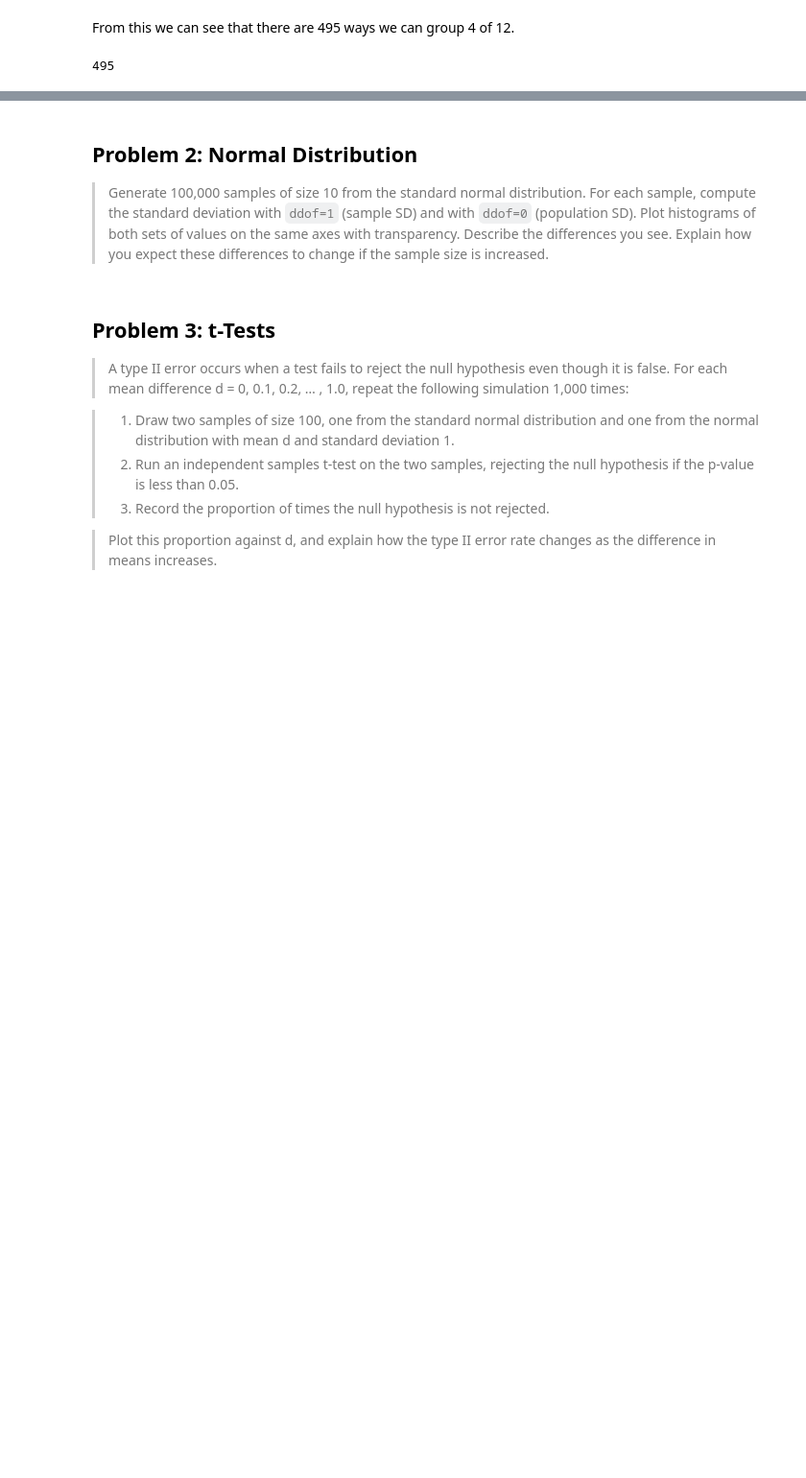
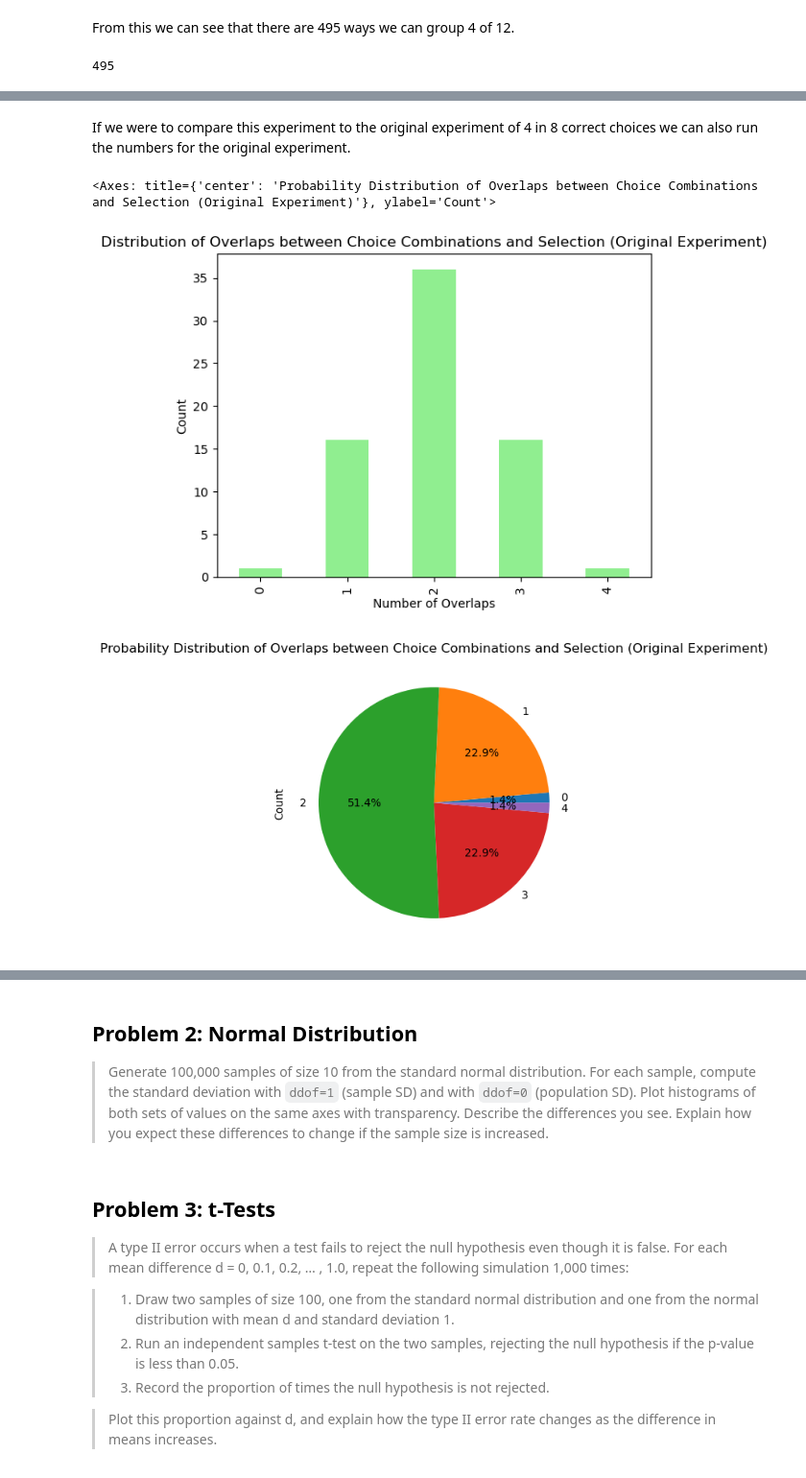
Before and after one commit to CeamanCollins/applied-statistics-assessment, a Jupyter notebook: problems.ipynb, the cells around one changed output, grey strips where cells are left out. Shown: that part at 96% size. Cells and saved outputs as stored; diff of their text form; code cells hidden in the pictures; blank space fills up the shorter version.

```diff
--- a/problems.ipynb
+++ b/problems.ipynb
@@ -45,0 +203,25 @@ As we can see, choosing 8 from 12 has the same number of permutation as choosing
+# %% [markdown]
+If we were to compare this experiment to the original experiment of 4 in 8 correct choices we can also run the numbers for the original experiment.
+# %%
+num_cups_original = 8
+num_cups_milk_first_original = 4
+combinations_of_4_cups_original = list(itertools.combinations(range(num_cups_original), num_cups_milk_first_original))
+total_original = len(combinations_of_4_cups_original)
+num_overlaps_original = []
+labels_milk_original = random.sample(range(num_cups_original), num_cups_milk_first_original)
+labels_milk_original.sort()
+for combination in combinations_of_4_cups_original:
+    s1 = set(combination)
+    s2 = set(labels_milk_original)
+    overlap = s1.intersection(s2)
+    num_overlaps_original.append(len(overlap))
+
+total_original = len(combinations_of_4_cups_original)
+combinations_original = np.unique(num_overlaps_original, return_counts=True)
+df_original = pd.DataFrame(list(zip(combinations_original[0], combinations_original[1])), columns=['Number of Overlaps', 'Count']).set_index('Number of Overlaps')
+df_original.plot(kind='bar', legend=False, xlabel='Number of Overlaps', ylabel='Count', title='Distribution of Overlaps between Choice Combinations and Selection (Original Experiment)', color='lightgreen')
+df_original.plot(kind='pie', y='Count', legend=False, autopct='%1.1f%%', title='Probability Distribution of Overlaps between Choice Combinations and Selection (Original Experiment)')
+# %% [output]
+<Axes: title={'center': 'Probability Distribution of Overlaps between Choice Combinations and Selection (Original Experiment)'}, ylabel='Count'>
+[figure, added]
+[figure, added]
```
Also changed, not shown: parts of 22 cells of this notebook.
